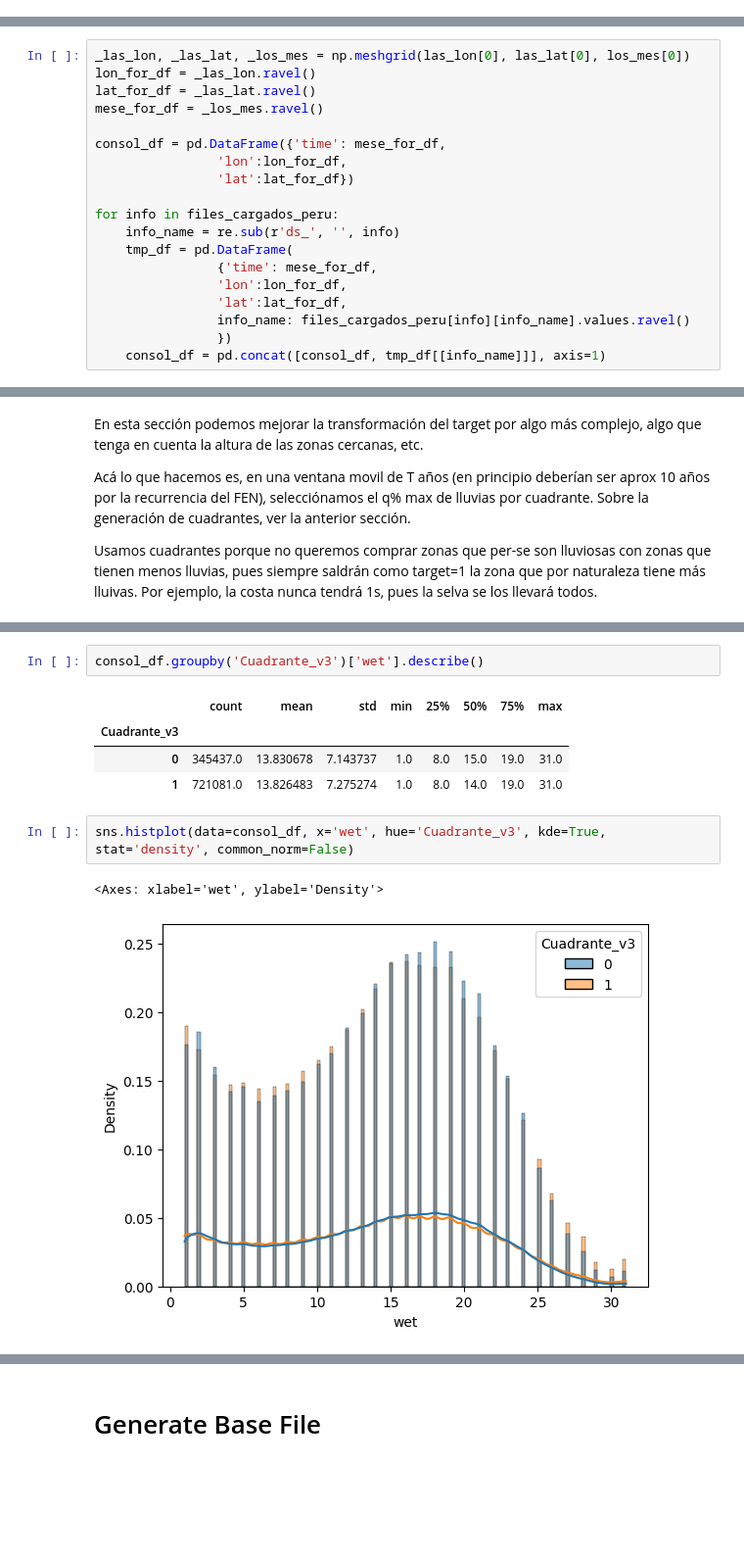
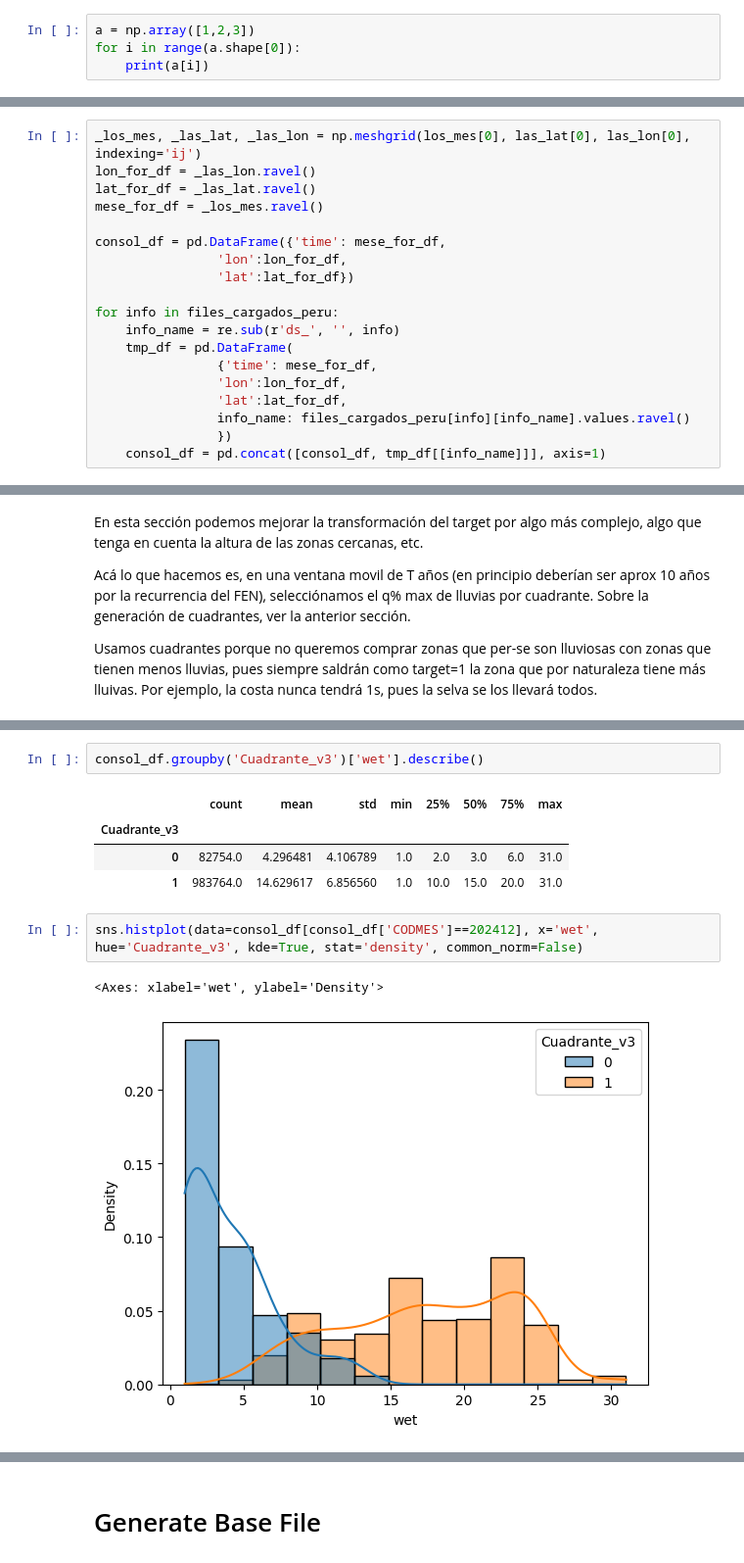
Before and after one commit to gabodabo-uno/DLA2501---Deep-Learning-Avanzado, a Jupyter notebook: Flood forecasting/3. Programas/02_Save_Gridded_TimeSeries.ipynb, the cells around one changed output, grey strips where cells are left out. Shown at 98% size. Cells and saved outputs as stored; diff of their text form; blank space fills up the shorter version.

Commit message:
Correción de dim en ravel para la generación de DataFrame consolidado

```diff
--- a/Flood forecasting/3. Programas/02_Save_Gridded_TimeSeries.ipynb
+++ b/Flood forecasting/3. Programas/02_Save_Gridded_TimeSeries.ipynb
@@ -332,0 +337,4 @@ np.True_
+# %%
+a = np.array([1,2,3])
+for i in range(a.shape[0]):
+    print(a[i])
@@ -333,5 +345,5 @@ np.True_
 # %%
-_las_lon, _las_lat, _los_mes = np.meshgrid(las_lon[0], las_lat[0], los_mes[0])
+_los_mes, _las_lat, _las_lon = np.meshgrid(los_mes[0], las_lat[0], las_lon[0], indexing='ij')
 lon_for_df = _las_lon.ravel()
 lat_for_df = _las_lat.ravel()
 mese_for_df = _los_mes.ravel()
@@ -738,10 +744,10 @@ consol_df.groupby('Cuadrante_v3')['wet'].describe()
 # %% [output]
 |  | count | mean | std | min | 25% | 50% | 75% | max |
 | Cuadrante_v3 |  |  |  |  |  |  |  |  |
-| 0 | 345437.0 | 13.830678 | 7.143737 | 1.0 | 8.0 | 15.0 | 19.0 | 31.0 |
-| 1 | 721081.0 | 13.826483 | 7.275274 | 1.0 | 8.0 | 14.0 | 19.0 | 31.0 |
+| 0 | 82754.0 | 4.296481 | 4.106789 | 1.0 | 2.0 | 3.0 | 6.0 | 31.0 |
+| 1 | 983764.0 | 14.629617 | 6.856560 | 1.0 | 10.0 | 15.0 | 20.0 | 31.0 |
 # %%
-sns.histplot(data=consol_df, x='wet', hue='Cuadrante_v3', kde=True, stat='density', common_norm=False)
+sns.histplot(data=consol_df[consol_df['CODMES']==202412], x='wet', hue='Cuadrante_v3', kde=True, stat='density', common_norm=False)
 # %% [output]
 <Axes: xlabel='wet', ylabel='Density'>
-[figure, old version]
+[figure, new version]
```
Also changed, not shown: parts of 11 cells of this notebook.
